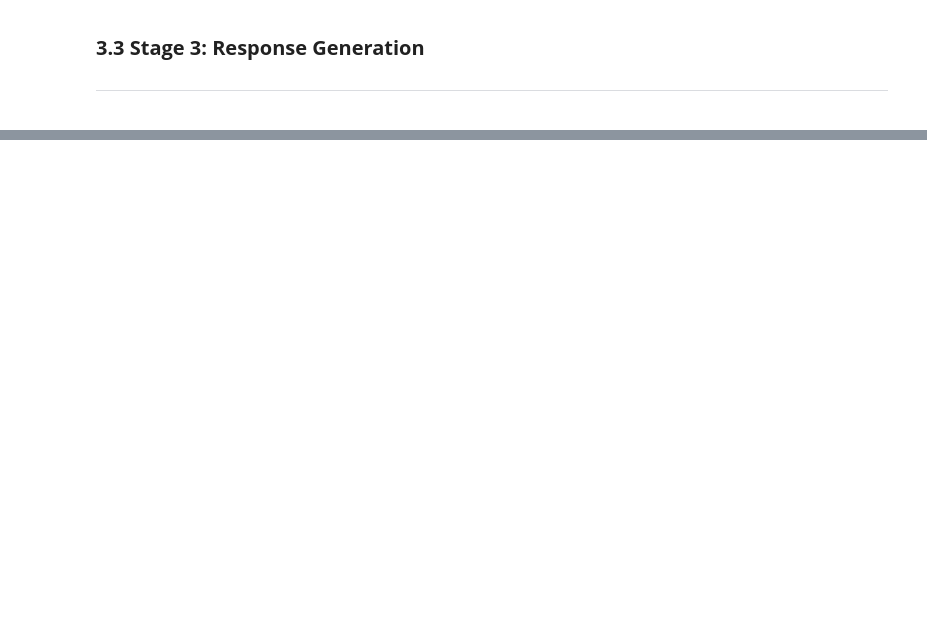
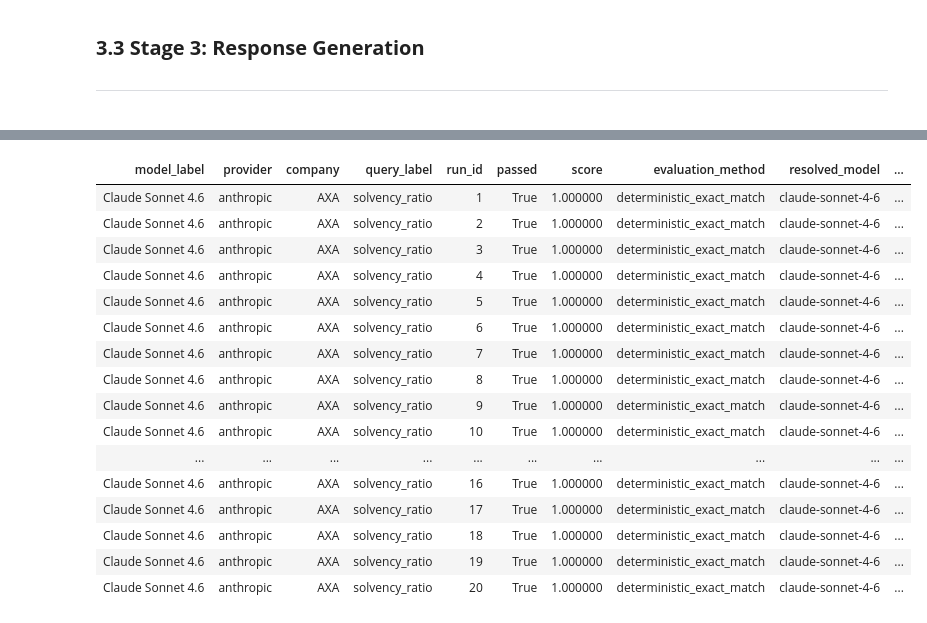
Before and after one commit to IAA-AITF/Actuarial-AI-Case-Studies, a Jupyter notebook: case-studies/2025/GenAI-driven_market_comparison/GenAI-Driven_Market_Comparison.ipynb, the cells around one changed output, grey strips where cells are left out. Cells and saved outputs as stored; diff of their text form; code cells hidden in the pictures; blank space fills up the shorter version.

```diff
--- a/case-studies/2025/GenAI-driven_market_comparison/GenAI-Driven_Market_Comparison.ipynb
+++ b/case-studies/2025/GenAI-driven_market_comparison/GenAI-Driven_Market_Comparison.ipynb
@@ -247,0 +364,2 @@ else:
+# %%
+CORPUS, EXTRACTED_TEXTS = build_corpus()
@@ -569,0 +833,9 @@ The results obtained above can be further processed for seamless integration int
+# %%
+PRIMARY_MODEL = MODEL_SPECS[0]
+primary_results = run_market_comparison(PRIMARY_MODEL)
+
+display(
+    primary_results[["company", "query_title", "model_label", "business_summary", "error"]]
+    .style.hide(axis="index")
+    .set_properties(subset=["query_title", "business_summary", "error"], **{"text-align": "left", "white-space": "pre-wrap", "vertical-align": "top"})
+)
@@ -569,0 +880,7 @@ The results obtained above can be further processed for seamless integration int
+# %%
+sample_cards = []
+for _, row in primary_results[primary_results["parsed_output"].notna()].head(3).iterrows():
+    sample_cards.append(result_card_html(row["company"], row["query_title"], row["parsed_output"]))
+
+if sample_cards:
+    display(HTML("".join(sample_cards)))
@@ -569,0 +1185,2 @@ The results obtained above can be further processed for seamless integration int
+# %%
+benchmark_results = run_benchmark_suite()
@@ -569,0 +1205,30 @@ The results obtained above can be further processed for seamless integration int
+# %%
+benchmark_preview = benchmark_results.sort_values(
+    by=["model_label", "company", "query_label"],
+    key=lambda series: series.map({label: position for position, label in enumerate(ASPECT_ORDER)}) if series.name == "query_label" else series,
+).head(20).copy()
+
+benchmark_preview["output_signature"] = benchmark_preview["output_signature"].apply(pretty_json_for_display)
+
+display(
+    benchmark_preview.style.hide(axis="index")
+    .set_properties(subset=["resolved_model", "notes", "output_signature"], **{"text-align": "left", "white-space": "pre-wrap", "vertical-align": "top"})
+)
+# %% [output]
+| model_label | provider | company | query_label | run_id | passed | score | evaluation_method | resolved_model | ... |
+| Claude Sonnet 4.6 | anthropic | AXA | solvency_ratio | 1 | True | 1.000000 | deterministic_exact_match | claude-sonnet-4-6 | ... |
+| Claude Sonnet 4.6 | anthropic | AXA | solvency_ratio | 2 | True | 1.000000 | deterministic_exact_match | claude-sonnet-4-6 | ... |
+| Claude Sonnet 4.6 | anthropic | AXA | solvency_ratio | 3 | True | 1.000000 | deterministic_exact_match | claude-sonnet-4-6 | ... |
+| Claude Sonnet 4.6 | anthropic | AXA | solvency_ratio | 4 | True | 1.000000 | deterministic_exact_match | claude-sonnet-4-6 | ... |
+| Claude Sonnet 4.6 | anthropic | AXA | solvency_ratio | 5 | True | 1.000000 | deterministic_exact_match | claude-sonnet-4-6 | ... |
+| Claude Sonnet 4.6 | anthropic | AXA | solvency_ratio | 6 | True | 1.000000 | deterministic_exact_match | claude-sonnet-4-6 | ... |
+| Claude Sonnet 4.6 | anthropic | AXA | solvency_ratio | 7 | True | 1.000000 | deterministic_exact_match | claude-sonnet-4-6 | ... |
+| Claude Sonnet 4.6 | anthropic | AXA | solvency_ratio | 8 | True | 1.000000 | deterministic_exact_match | claude-sonnet-4-6 | ... |
+| Claude Sonnet 4.6 | anthropic | AXA | solvency_ratio | 9 | True | 1.000000 | deterministic_exact_match | claude-sonnet-4-6 | ... |
+| Claude Sonnet 4.6 | anthropic | AXA | solvency_ratio | 10 | True | 1.000000 | deterministic_exact_match | claude-sonnet-4-6 | ... |
+| ... | ... | ... | ... | ... | ... | ... | ... | ... | ... |
+| Claude Sonnet 4.6 | anthropic | AXA | solvency_ratio | 16 | True | 1.000000 | deterministic_exact_match | claude-sonnet-4-6 | ... |
+| Claude Sonnet 4.6 | anthropic | AXA | solvency_ratio | 17 | True | 1.000000 | deterministic_exact_match | claude-sonnet-4-6 | ... |
+| Claude Sonnet 4.6 | anthropic | AXA | solvency_ratio | 18 | True | 1.000000 | deterministic_exact_match | claude-sonnet-4-6 | ... |
+| Claude Sonnet 4.6 | anthropic | AXA | solvency_ratio | 19 | True | 1.000000 | deterministic_exact_match | claude-sonnet-4-6 | ... |
+| Claude Sonnet 4.6 | anthropic | AXA | solvency_ratio | 20 | True | 1.000000 | deterministic_exact_match | claude-sonnet-4-6 | ... |
```
Also changed, not shown: parts of 100 cells of this notebook, 3 other files.
